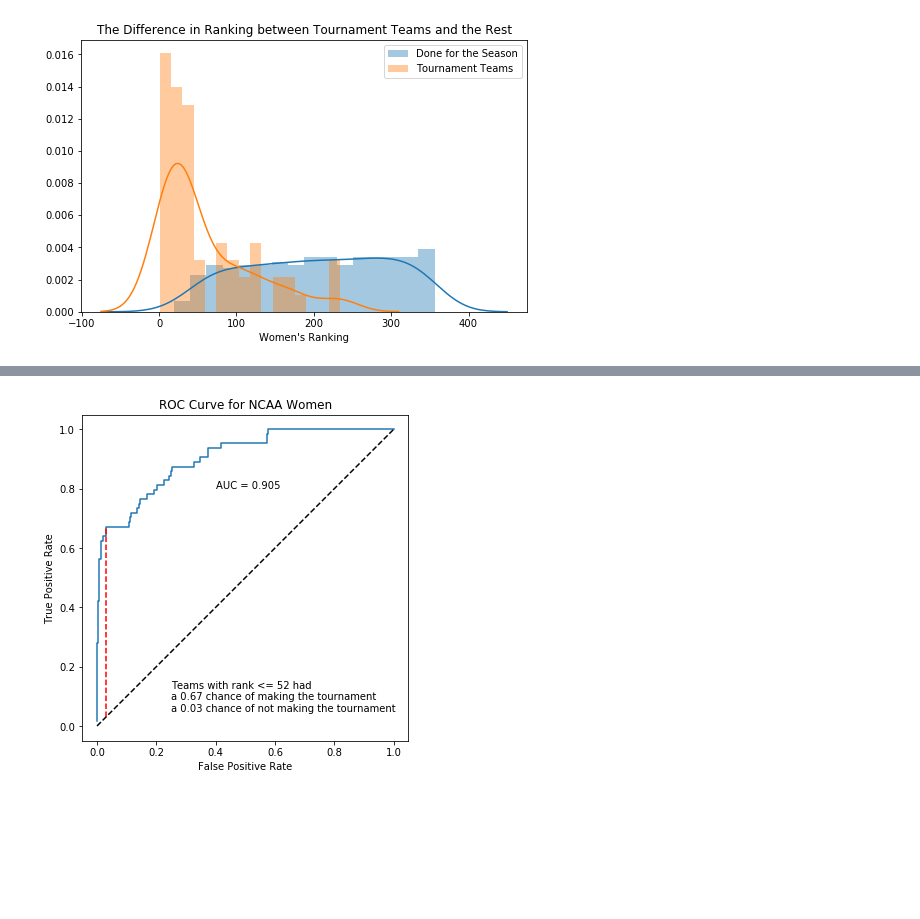
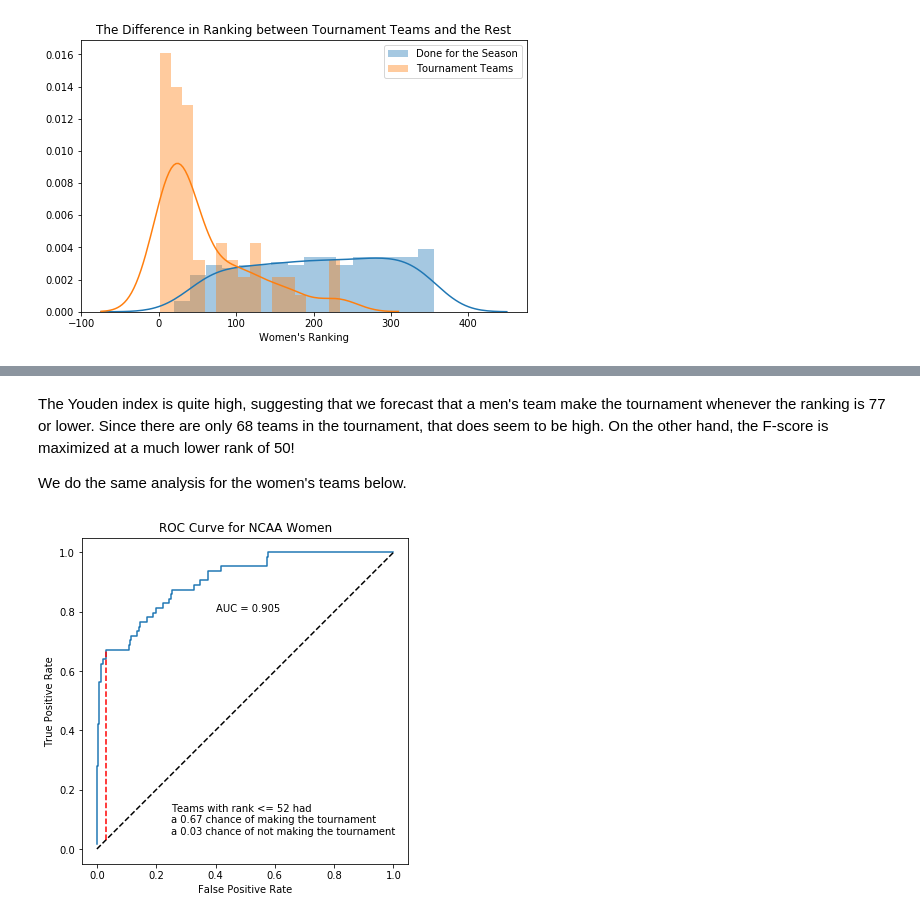
Before and after one commit to bjloe/March_Madness, a Jupyter notebook: March_Madness_Kendalls_Tau.ipynb, the cells around one changed output, grey strips where cells are left out. Cells and saved outputs as stored; diff of their text form; code cells hidden in the pictures; blank space fills up the shorter version.

```diff
--- a/March_Madness_Kendalls_Tau.ipynb
+++ b/March_Madness_Kendalls_Tau.ipynb
@@ -310,30 +379,51 @@ plt.axis('square');
+# %% [markdown]
+The Youden index is quite high, suggesting that we forecast that a men's team make the tournament whenever the ranking is 77 or lower.  Since there are only 68 teams in the tournament, that does seem to be high. On the other hand, the F-score is maximized at a much lower rank of 50!
+
+We do the same analysis for the women's teams below.
 # %%
-tp = df_combined_plus.sort_values('Ranking_Women').Womens_Field.cumsum()
-fp = (1 - df_combined_plus.sort_values('Ranking_Women').Womens_Field).cumsum()
-tpr = np.array(tp/df_combined_plus.Womens_Field.sum())
-fpr = np.array(fp/(1 - df_combined_plus.Womens_Field).sum())
+# ranks are just the sequence from 1 to 348
+ranks = np.array(df_combined_plus.sort_values('Ranking_Women').Ranking_Women)
 
+# Define the true/false positives and true/false positive rates.
+tp = np.array(df_combined_plus.sort_values('Ranking_Women').Womens_Field.cumsum())
+fp = np.array((1 - df_combined_plus.sort_values('Ranking_Women').Womens_Field).cumsum())
+tpr = tp/df_combined_plus.Womens_Field.sum()
+fpr = fp/(1 - df_combined_plus.Womens_Field).sum()
+
+# To compute the AUC we use "midpoint rule"
+# However, the ROC curve consists of horizontal and vertical
+# line segments; so we could have used either right or left endpoints.
 y = (tpr[:-1] + tpr[1:])/2
 delta_x = np.diff(fpr)
 auc = (y*delta_x).sum()
 youden = tpr - fpr
 youden_idx = list(youden).index(youden.max())
 
+# The Youden index is the point where the ROC curve is highest above
+# the diagonal.
 tpr_youden = tpr[youden_idx]
 fpr_youden = fpr[youden_idx]
 
+# Now we plot the TPR against the FPR to get the ROC curve.
 plt.figure(figsize=(6,6))
 plt.plot(fpr,tpr);
+
+# Add the diagonal line and ...
 plt.plot(fpr,fpr,'--k');
+
+# drop a vertical from the ROC curve at the Youden index.
 plt.plot([fpr_youden,fpr_youden],[fpr_youden,tpr_youden],'--r');
 
+# Annotate the plot with the AUC and some info about the Youden index.
 plt.text(.4, .8,f'AUC = {auc:.3f}')
 plt.text(0.25,0.05, f'Teams with rank <= {youden_idx+1:.0f} had\n' +\
          f'a {tpr_youden:.2f} chance of making the tournament\n' + \
          f'a {fpr_youden:.2f} chance of not making the tournament')
+
+# Add labels and title.
 plt.xlabel('False Positive Rate')
 plt.ylabel('True Positive Rate')
 plt.title('ROC Curve for NCAA Women')
 plt.axis('square');
 # %% [output]
-[figure, old version]
+[figure, new version]
```
Also changed, not shown: parts of 20 cells of this notebook.
